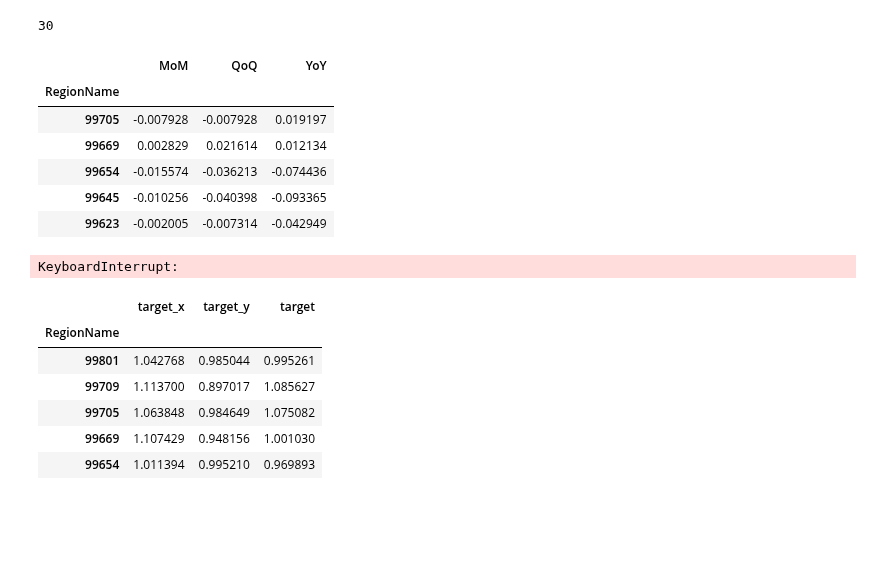
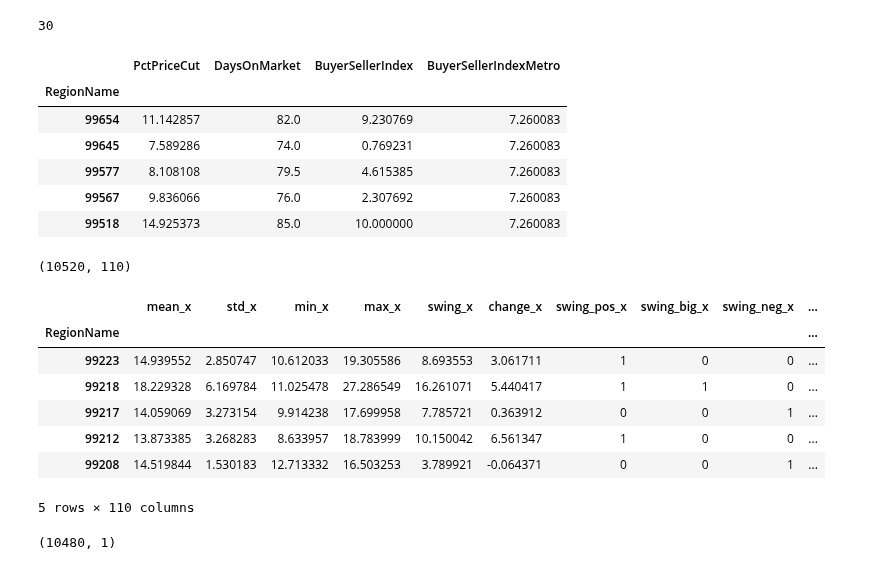
Before and after one commit to kthoward/Thinkful, a Jupyter notebook: Final_Capstone/Notebooks/Condensed_project_add_yelp_reviews_attempt_at_merging_features_by_df.ipynb, the cells around one changed output. Cells and saved outputs as stored; diff of their text form; code cells hidden in the pictures; blank space fills up the shorter version.

```diff
--- a/Final_Capstone/Notebooks/Condensed_project_add_yelp_reviews_attempt_at_merging_features_by_df.ipynb
+++ b/Final_Capstone/Notebooks/Condensed_project_add_yelp_reviews_attempt_at_merging_features_by_df.ipynb
@@ -92,15 +90,15 @@ for i, data in enumerate(useful_df):
 # %%
 # Docs that don't need feature engineering. They are already aggregates
 pure_features = [0, 71, 75, 77, 79, 81]
-useful_df[77].head()
+useful_df[0].head()
 # %% [output]
-|  | MoM | QoQ | YoY |
-| RegionName |  |  |  |
-| 99705 | -0.007928 | -0.007928 | 0.019197 |
-| 99669 | 0.002829 | 0.021614 | 0.012134 |
-| 99654 | -0.015574 | -0.036213 | -0.074436 |
-| 99645 | -0.010256 | -0.040398 | -0.093365 |
-| 99623 | -0.002005 | -0.007314 | -0.042949 |
+|  | PctPriceCut | DaysOnMarket | BuyerSellerIndex | BuyerSellerIndexMetro |
+| RegionName |  |  |  |  |
+| 99654 | 11.142857 | 82.0 | 9.230769 | 7.260083 |
+| 99645 | 7.589286 | 74.0 | 0.769231 | 7.260083 |
+| 99577 | 8.108108 | 79.5 | 4.615385 | 7.260083 |
+| 99567 | 9.836066 | 76.0 | 2.307692 | 7.260083 |
+| 99518 | 14.925373 | 85.0 | 10.000000 | 7.260083 |
 # %%
 def make_features(df, past_time_string, now_string):
     #df.dropna(inplace=True)
@@ -200,6 +195,0 @@ train_targets = pd.merge(train_targets, extra_train_targets_2, right_index=True,
-# %%
-extra_train_features_3, extra_train_targets_3 = make_modeling_data(final_data_list, target_data, '2015-06')
-train_features = pd.merge(train_features, extra_train_features_3, right_index=True, left_index=True, how='inner')
-train_targets = pd.merge(train_targets, extra_train_targets_3, right_index=True, left_index=True, how='inner')
-# %% [output]
-KeyboardInterrupt:
@@ -308,3 +196,7 @@ for year in ["2014", "2015"]:
+# %%
+train_features.shape
+# %% [output]
+(10520, 110)
 # %%
 train_features.dropna(inplace=True)
 train_targets.dropna(inplace=True)
@@ -311,10 +205,15 @@ train_targets.dropna(inplace=True)
 # %%
-train_targets.head()
+train_features.head()
 # %% [output]
-|  | target_x | target_y | target |
-| RegionName |  |  |  |
-| 99801 | 1.042768 | 0.985044 | 0.995261 |
-| 99709 | 1.113700 | 0.897017 | 1.085627 |
-| 99705 | 1.063848 | 0.984649 | 1.075082 |
-| 99669 | 1.107429 | 0.948156 | 1.001030 |
-| 99654 | 1.011394 | 0.995210 | 0.969893 |
+|  | mean_x | std_x | min_x | max_x | swing_x | change_x | swing_pos_x | swing_big_x | swing_neg_x | ... |
+| RegionName |  |  |  |  |  |  |  |  |  | ... |
+| 99223 | 14.939552 | 2.850747 | 10.612033 | 19.305586 | 8.693553 | 3.061711 | 1 | 0 | 0 | ... |
+| 99218 | 18.229328 | 6.169784 | 11.025478 | 27.286549 | 16.261071 | 5.440417 | 1 | 1 | 0 | ... |
+| 99217 | 14.059069 | 3.273154 | 9.914238 | 17.699958 | 7.785721 | 0.363912 | 0 | 0 | 1 | ... |
+| 99212 | 13.873385 | 3.268283 | 8.633957 | 18.783999 | 10.150042 | 6.561347 | 1 | 0 | 0 | ... |
+| 99208 | 14.519844 | 1.530183 | 12.713332 | 16.503253 | 3.789921 | -0.064371 | 0 | 0 | 1 | ... |
+5 rows × 110 columns
+# %%
+train_targets.shape
+# %% [output]
+(10480, 1)
```
Also changed, not shown: parts of 41 cells of this notebook.
